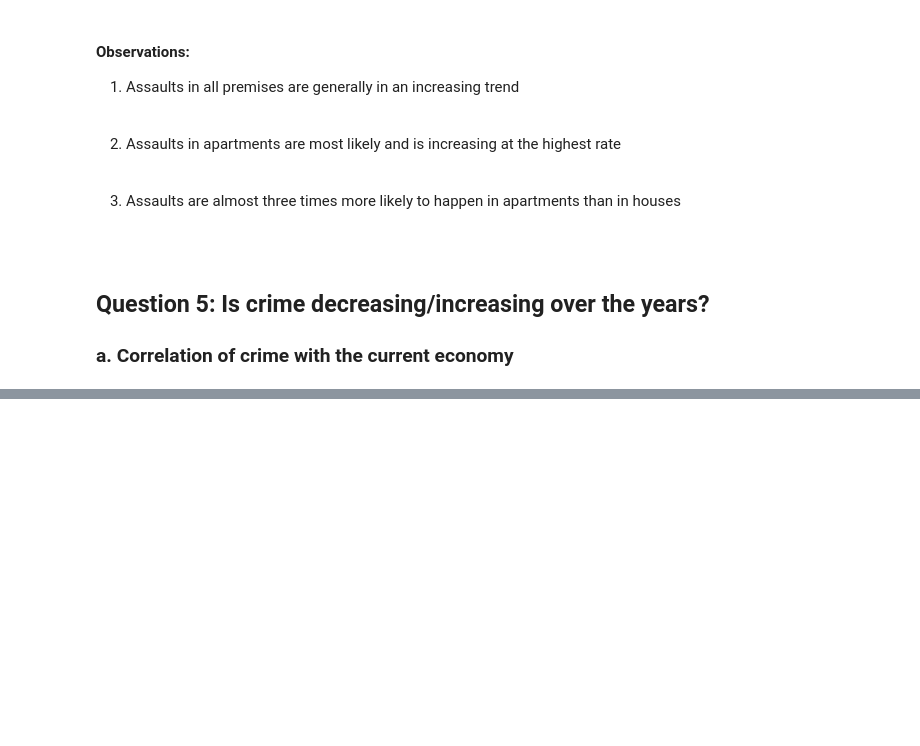
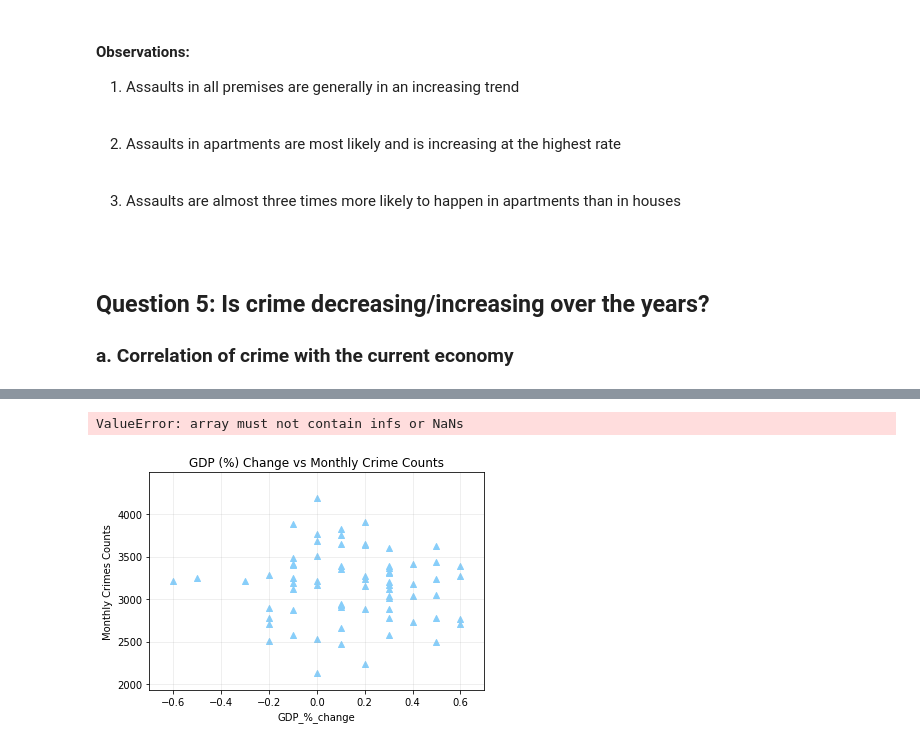
Before and after one commit to neha-nayeem/Project-01, a Jupyter notebook: Project 1 Consolidated.ipynb, the cells around one changed output, grey strips where cells are left out. Drawn from its saved outputs; the diff is of its cells as text; code cells hidden in the pictures; blank space fills up the shorter version.

```diff
--- a/Project 1 Consolidated.ipynb
+++ b/Project 1 Consolidated.ipynb
@@ -905,3 +905,7 @@ plt.show()
 # %% [markdown]
 ## Question 5: Is crime decreasing/increasing over the years?
 ### a. Correlation of crime with the current economy
+# %%
+#load in GDP Data
+file = "Data Output/Monthly_GDP_Growth_2014_2019.csv"
+GDP = pd.read_csv(file)
@@ -907,0 +926,34 @@ plt.show()
+# %%
+# load in crime data
+file1 = "Data Output/Toronto_Crimes_Occurred_2014_2019.csv"
+Crimes = pd.read_csv(file1)
+# %%
+#create year and month data
+year_list = [2014, 2015, 2016, 2017, 2018, 2019]
+month_list = ['January', 'February','March','April','May','June','July','August','September','October','November','December']
+# %%
+year_month_crimes=[]
+for year in year_list:
+    for month in month_list:
+        df=Crimes.loc[(Crimes['occurrencemonth']==month)&(Crimes['occurrenceyear']==year),:]
+        year_month_crimes.append(len(df['MCI']))
+# %%
+x_axis = GDP['GDP_%_change']
+y_axis = year_month_crimes
+plt.scatter(x_axis, y_axis, marker='^', color='lightskyblue')
+plt.xlabel('GDP_%_change')
+plt.ylabel('Monthly Crimes Counts')
+plt.title('GDP (%) Change vs Monthly Crime Counts')
+plt.xlim(min(x_axis)-0.1,max(x_axis)+0.1)
+plt.ylim(min(y_axis)-200,max(y_axis)+300)
+plt.grid(alpha=0.25)
+correlation=st.pearsonr(x_axis, y_axis)
+print(f"correlation is {round(correlation[0],4)}")
+slope,intercept,rvalue,pvalue,stderr=st.linregress(x_axis,y_axis)
+print(f'the linear regression formula is y = {round(slope,2)}x + {round(intercept,2)}')
+linear_regression = slope*x_axis+intercept
+plt.plot(x_axis, linear_regression, color='green')
+plt.show()
+# %% [output]
+ValueError: array must not contain infs or NaNs
+[figure, added]
```
Also changed, not shown: parts of 2 cells of this notebook, 1 other file.
